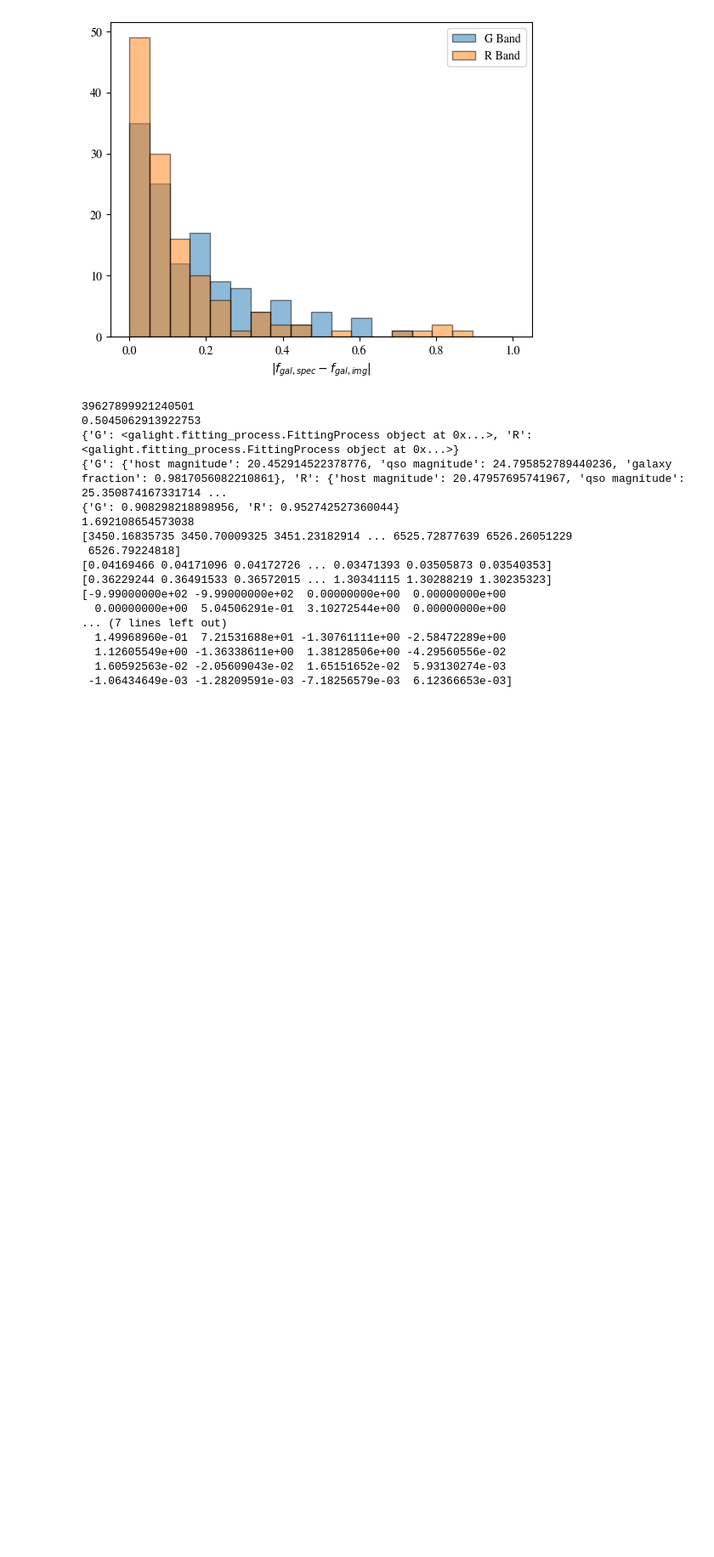
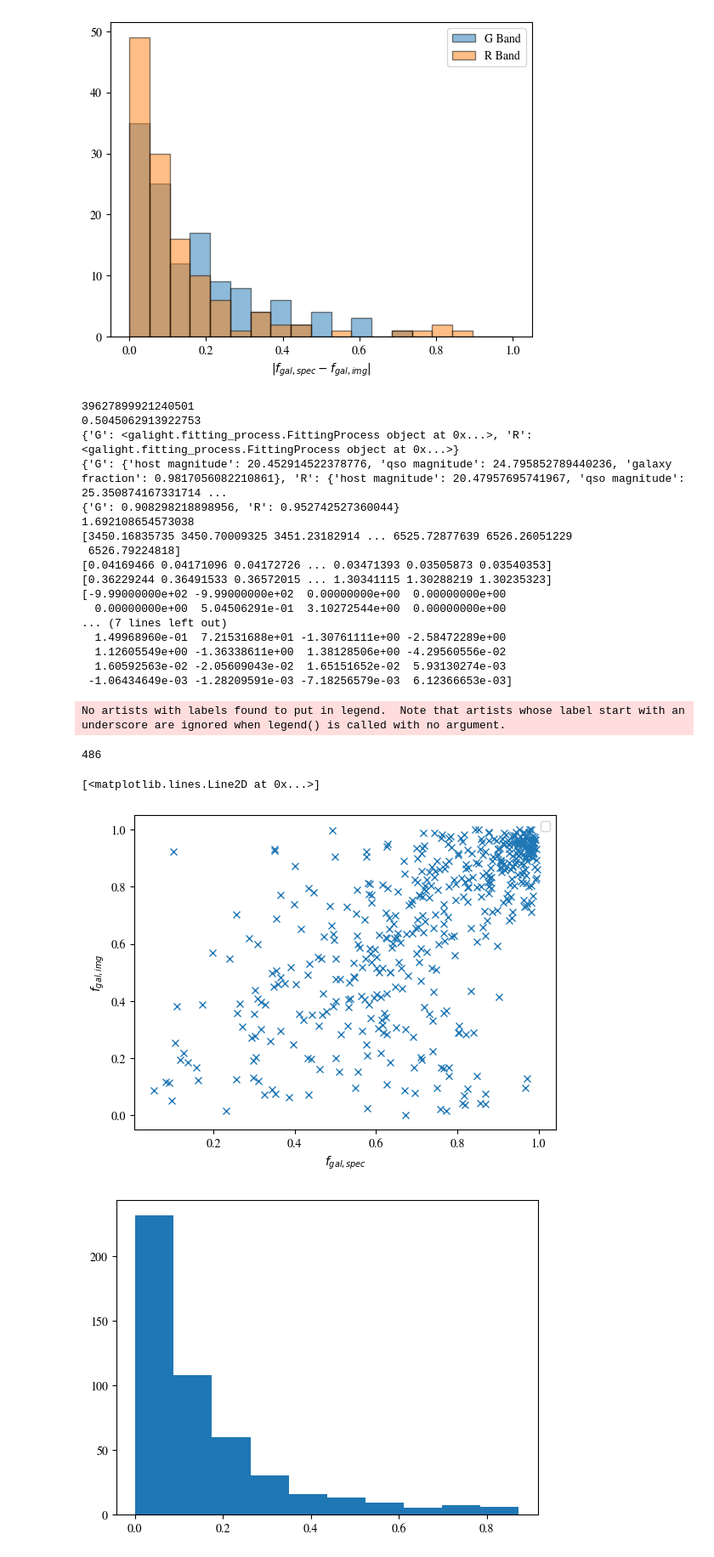
Before and after one commit to ELLI-E/RedQSOYoRiS, a Jupyter notebook: RedQSOProject.ipynb, the cells around one changed output. Shown: that part at 85% size. Drawn from its saved outputs; the diff is of its cells as text; code cells hidden in the pictures; blank space fills up the shorter version.

```diff
--- a/RedQSOProject.ipynb
+++ b/RedQSOProject.ipynb
@@ -82,11 +82,11 @@ def CollectSpectroscopicData(target):
 #aggregatedData = TargetData("39627670568314673",r"data/spectra",r"results/desitargets/includinghost",r"results/PyQSOFit_test",r"data/DESICatalogue.csv")
 #print(aggregatedData.specFGal)
 dataMasterlist = []
-catalogueAddress = "data/DESICatalogue.csv"
+catalogueAddress = "data/DESI_HSC_QSO_noSDSS_z_0.8_20pc.csv"
 objects = list(pd.read_csv(catalogueAddress)["DESI_ID"])
 for object in objects:
-        dataMasterlist.append(TargetData(object,r"data/spectra",r"results/desitargets/includinghost",r"results/PyQSOFit_test",catalogueAddress))
-file = open("results/resultMasterlist.pkl","wb")
+        dataMasterlist.append(TargetData(object,r"data/spectra_set2/DESI_HSC_noSDSS_z_0.8_20pc",r"results/desitargets/includinghost_set2",r"results/pyQSOFit_set2",catalogueAddress))
+file = open("results/resultMasterlist2.pkl","wb")
 pickle.dump(dataMasterlist,file)
 file.close()
 # %% [output]
@@ -821,3 +795,35 @@ print(masterlist[0].contValue) #values within _cont.csv files - outputs from spe
   1.12605549e+00 -1.36338611e+00  1.38128506e+00 -4.29560556e-02
   1.60592563e-02 -2.05609043e-02  1.65151652e-02  5.93130274e-03
  -1.06434649e-03 -1.28209591e-03 -7.18256579e-03  6.12366653e-03]
+# %%
+file = open(r"results/resultMasterlist2.pkl","rb")
+masterlist2 = pickle.load(file)
+file.close()
+subset1 = [element for element in masterlist2 if element.imgFGal["R"] is not None and element.specSN is not None and element.specFGal is not None] # subset of complete R band data
+fracDiff = np.abs(np.subtract([element.specFGal["R"]["galaxy fraction"] for element in subset1], [element.imgFGal["R"] for element in subset1]))
+specChi = [element.contValue[28] for element in subset1]
+print(len(subset1))
+plt.plot([element.specFGal["R"]["galaxy fraction"] for element in subset1], [element.imgFGal["R"] for element in subset1], marker="x",linestyle="None")
+plt.legend(loc="best")
+plt.xlabel(r"$f_{gal,spec}$")
+plt.ylabel(r"$f_{gal,img}$")
+plt.figure()
+plt.hist(fracDiff)
+plt.figure()
+plt.plot([element.specSN for element in subset1],fracDiff,linestyle="None",marker="o")
+plt.xlabel("S/N")
+plt.ylabel(r"$|f_{gal,spec}-f_{gal,img}|$")
+plt.figure()
+plt.plot([element.specSN for element in subset1],specChi,linestyle="None",marker="o")
+plt.xlabel("S/N")
+plt.ylabel(r"$\chi^2_{\nu,spec}$")
+plt.figure()
+plt.plot(fracDiff,specChi,linestyle="None",marker="o")
+#plt.xlim(0,15)
+#plt.ylim(0,6)
+# %% [output]
+No artists with labels found to put in legend.  Note that artists whose label start with an underscore are ignored when legend() is called with no argument.
+486
+[<matplotlib.lines.Line2D at 0x...>]
+[figure, added]
+[figure, added]
```
Also changed, not shown: parts of 4 cells of this notebook, 3 other files.
